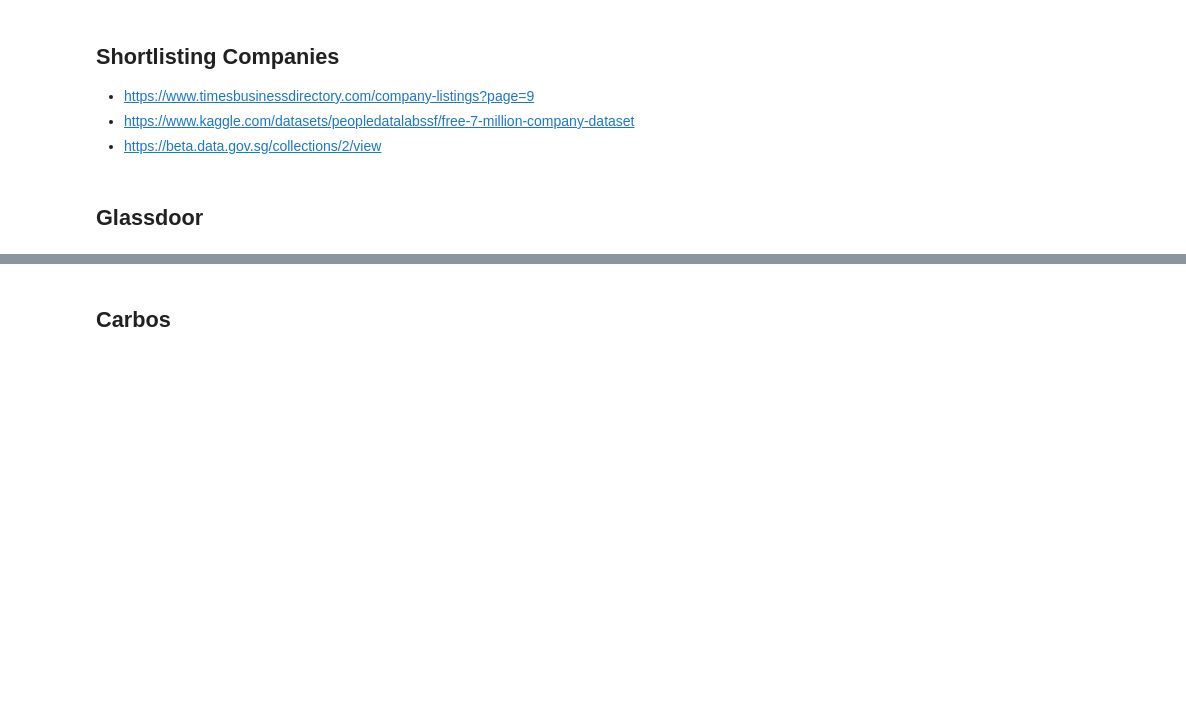
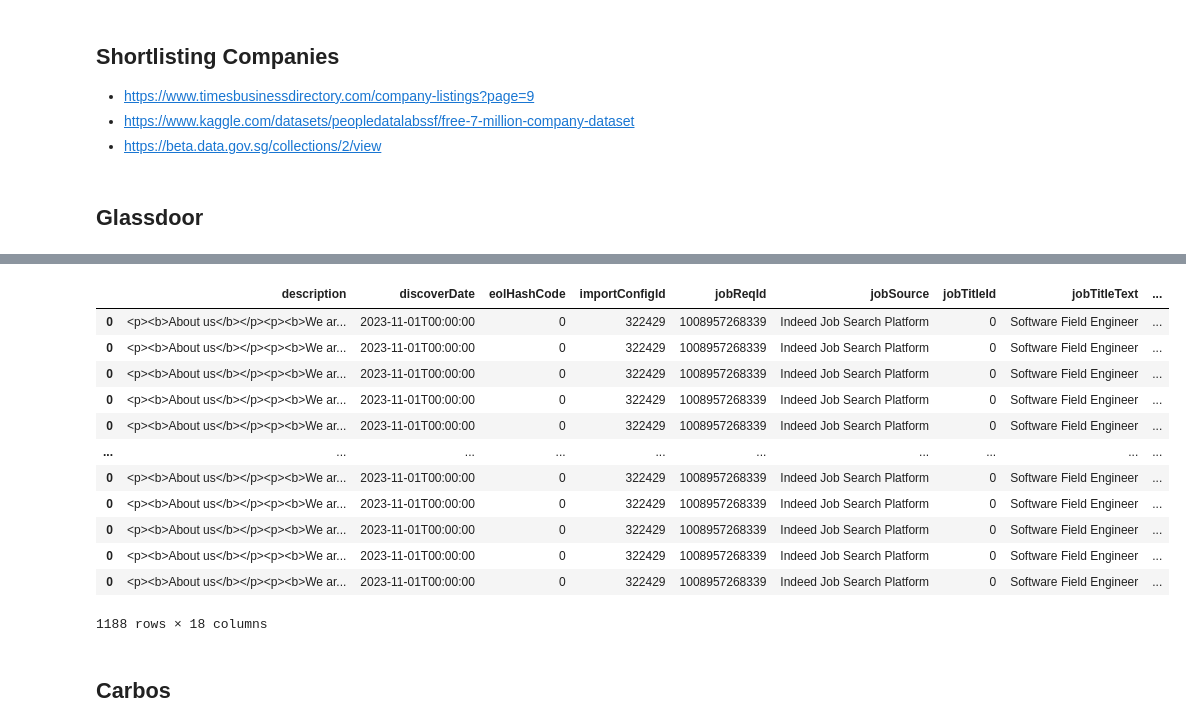
Before and after one commit to caramel2001/TalentTrove, a Jupyter notebook: example.ipynb, the cells around one changed output, grey strips where cells are left out. Saved outputs shown, nothing was run; the diff lists cells and outputs as text; code cells hidden in the pictures; blank space fills up the shorter version.

```diff
--- a/example.ipynb
+++ b/example.ipynb
@@ -152,3 +248,19 @@ https://www.linkedin.com/jobs/search/?f_C=1009%2C155134%2C9263339%2C3634137&geoI
+# %%
+df.to_csv('glassdoor_processed.csv',index=False)
+# %% [output]
+|  | description | discoverDate | eolHashCode | importConfigId | jobReqId | jobSource | jobTitleId | jobTitleText | ... |
+| 0 | <p><b>About us</b></p><p><b>We ar... | 2023-11-01T00:00:00 | 0 | 322429 | 1008957268339 | Indeed Job Search Platform | 0 | Software Field Engineer | ... |
+| 0 | <p><b>About us</b></p><p><b>We ar... | 2023-11-01T00:00:00 | 0 | 322429 | 1008957268339 | Indeed Job Search Platform | 0 | Software Field Engineer | ... |
+| 0 | <p><b>About us</b></p><p><b>We ar... | 2023-11-01T00:00:00 | 0 | 322429 | 1008957268339 | Indeed Job Search Platform | 0 | Software Field Engineer | ... |
+| 0 | <p><b>About us</b></p><p><b>We ar... | 2023-11-01T00:00:00 | 0 | 322429 | 1008957268339 | Indeed Job Search Platform | 0 | Software Field Engineer | ... |
+| 0 | <p><b>About us</b></p><p><b>We ar... | 2023-11-01T00:00:00 | 0 | 322429 | 1008957268339 | Indeed Job Search Platform | 0 | Software Field Engineer | ... |
+| ... | ... | ... | ... | ... | ... | ... | ... | ... | ... |
+| 0 | <p><b>About us</b></p><p><b>We ar... | 2023-11-01T00:00:00 | 0 | 322429 | 1008957268339 | Indeed Job Search Platform | 0 | Software Field Engineer | ... |
+| 0 | <p><b>About us</b></p><p><b>We ar... | 2023-11-01T00:00:00 | 0 | 322429 | 1008957268339 | Indeed Job Search Platform | 0 | Software Field Engineer | ... |
+| 0 | <p><b>About us</b></p><p><b>We ar... | 2023-11-01T00:00:00 | 0 | 322429 | 1008957268339 | Indeed Job Search Platform | 0 | Software Field Engineer | ... |
+| 0 | <p><b>About us</b></p><p><b>We ar... | 2023-11-01T00:00:00 | 0 | 322429 | 1008957268339 | Indeed Job Search Platform | 0 | Software Field Engineer | ... |
+| 0 | <p><b>About us</b></p><p><b>We ar... | 2023-11-01T00:00:00 | 0 | 322429 | 1008957268339 | Indeed Job Search Platform | 0 | Software Field Engineer | ... |
+1188 rows × 18 columns
 # %% [markdown]
 ## Carbos
 # %%
```
Also changed, not shown: parts of 39 cells of this notebook.
